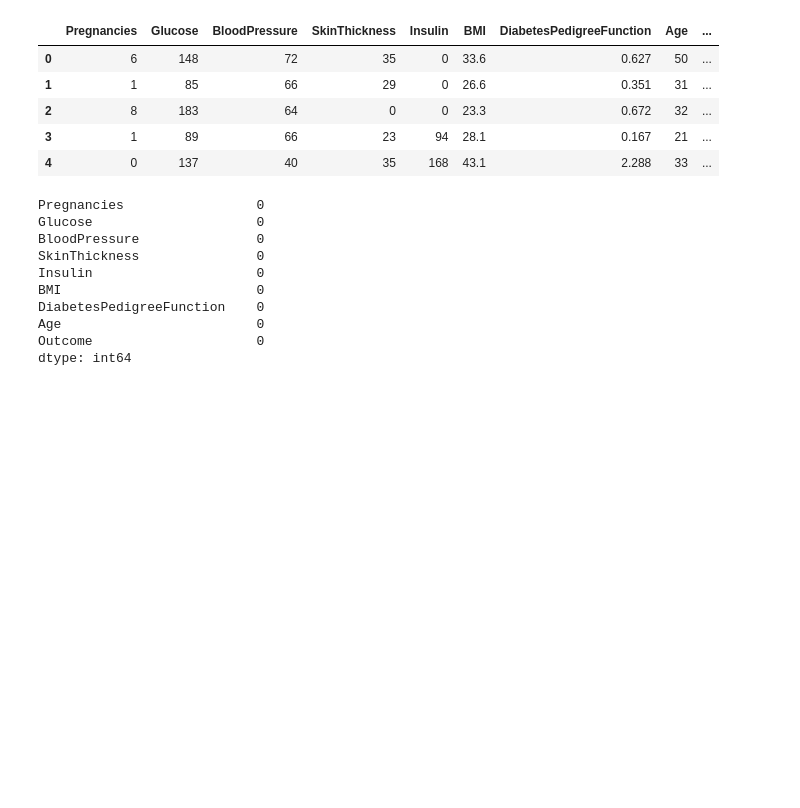
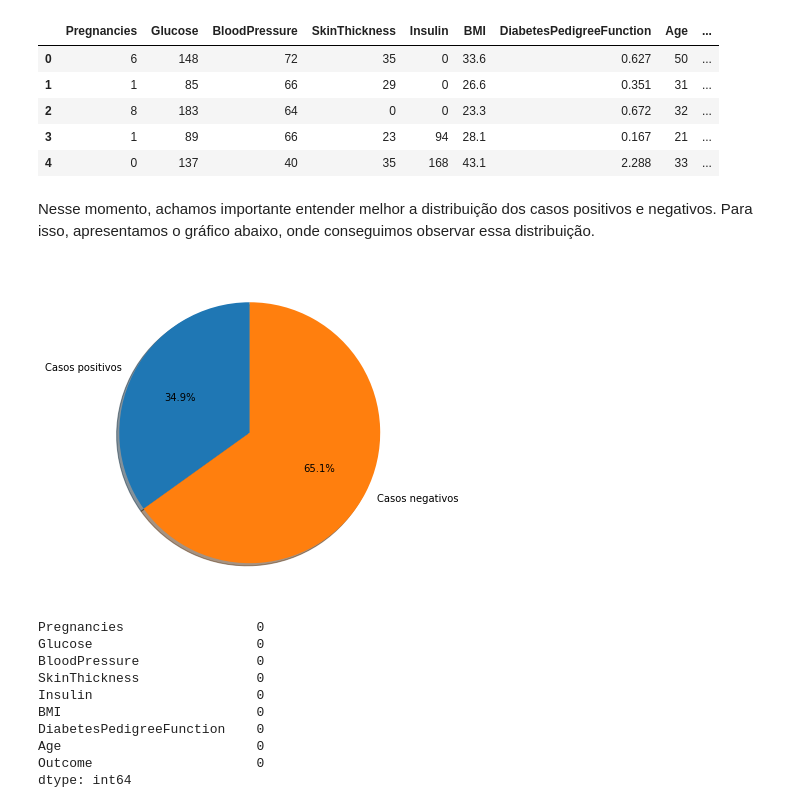
Before and after one commit to emanoelvianna/go-data-science, a Jupyter notebook: my-projects/cross-validation/cross-validation.ipynb, the cells around one changed output. Cells and saved outputs as stored; diff of their text form; code cells hidden in the pictures; blank space fills up the shorter version.

```diff
--- a/my-projects/cross-validation/cross-validation.ipynb
+++ b/my-projects/cross-validation/cross-validation.ipynb
@@ -45,6 +49,20 @@ diabetes.head()
 | 2 | 8 | 183 | 64 | 0 | 0 | 23.3 | 0.672 | 32 | ... |
 | 3 | 1 | 89 | 66 | 23 | 94 | 28.1 | 0.167 | 21 | ... |
 | 4 | 0 | 137 | 40 | 35 | 168 | 43.1 | 2.288 | 33 | ... |
+# %% [markdown]
+Nesse momento, achamos importante entender melhor a distribuição dos casos positivos e negativos. Para isso, apresentamos o gráfico abaixo, onde conseguimos observar essa distribuição.
+# %%
+positivos = len(diabetes[diabetes.Outcome == 1])
+negativos = len(diabetes[diabetes.Outcome == 0])
+
+# criando o gráfico
+labels = 'Casos positivos', 'Casos negativos'
+sizes = [positivos, negativos]
+fig1, ax1 = plt.subplots(figsize=(6, 6))
+ax1.pie(sizes, labels=labels, autopct='%1.1f%%', shadow=True, startangle=90)
+plt.show()
+# %% [output]
+[figure, added]
 # %%
 # obtendo algumas informações sobre dados ausentes ou nulos
 diabetes.isna().sum()
```
Also changed, not shown: parts of 19 cells of this notebook.
